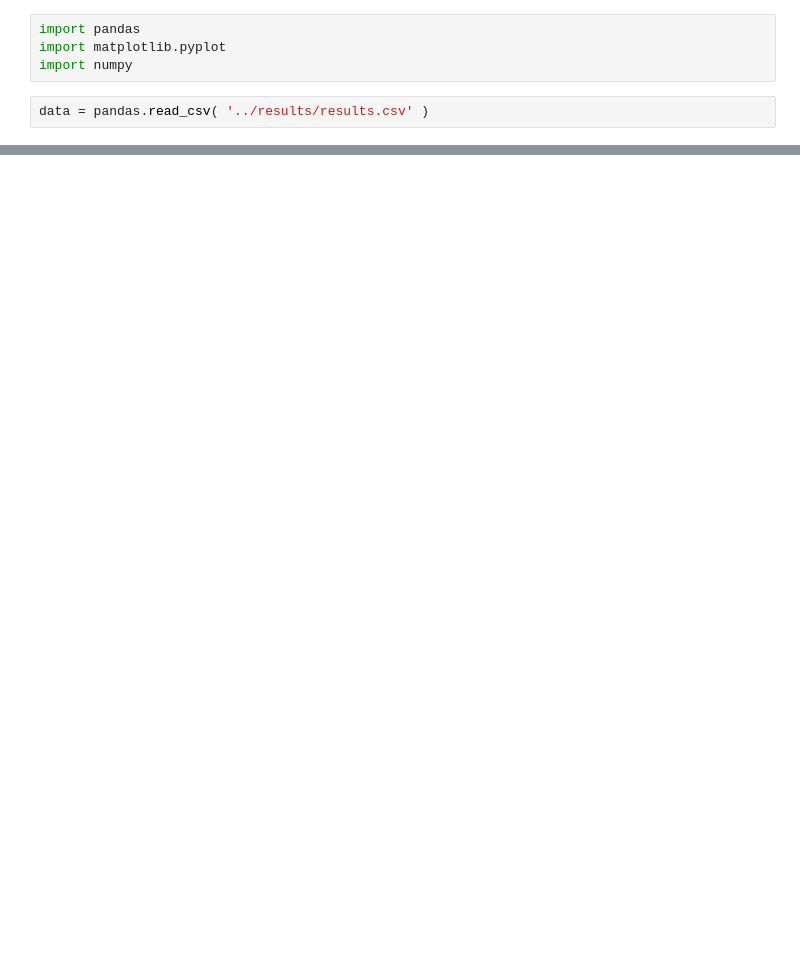
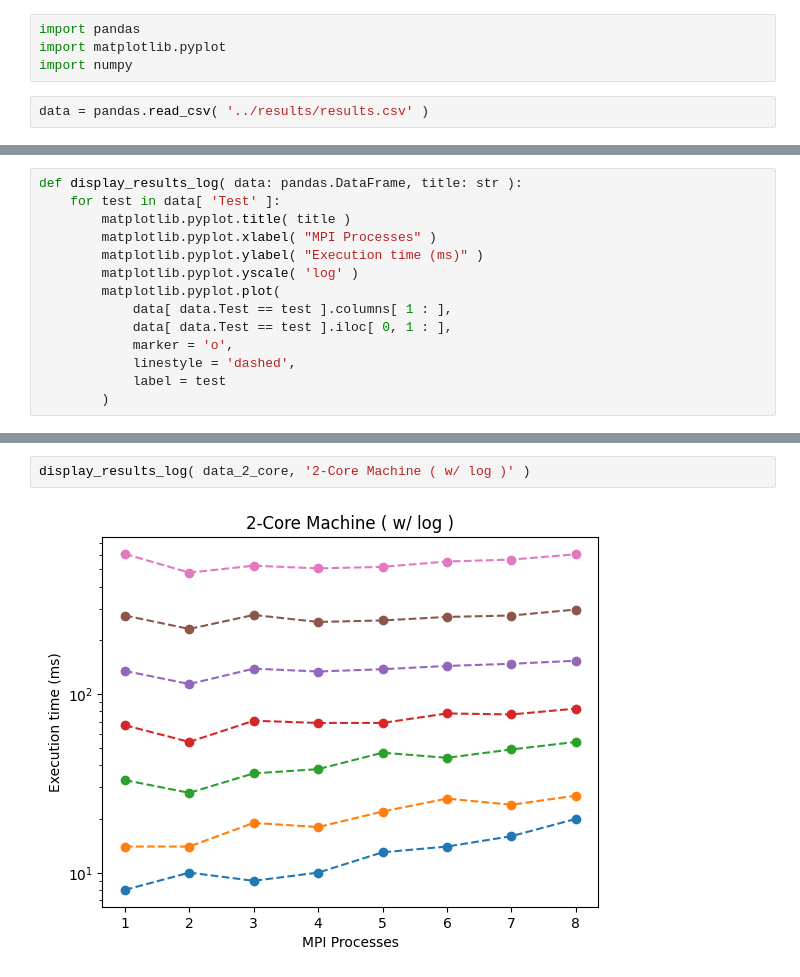
Before and after one commit to AndrejFinki/ECG_Parallel_Compression, a Jupyter notebook: src/visualize.ipynb, the cells around one changed output, grey strips where cells are left out. Drawn from its saved outputs; the diff is of its cells as text; blank space fills up the shorter version.

```diff
--- a/src/visualize.ipynb
+++ b/src/visualize.ipynb
@@ -42,4 +42,18 @@ def display_results( data: pandas.DataFrame, title: str ):
             label = test
         )
         matplotlib.pyplot.legend()
+# %%
+def display_results_log( data: pandas.DataFrame, title: str ):
+    for test in data[ 'Test' ]:
+        matplotlib.pyplot.title( title )
+        matplotlib.pyplot.xlabel( "MPI Processes" )
+        matplotlib.pyplot.ylabel( "Execution time (ms)" )
+        matplotlib.pyplot.yscale( 'log' )
+        matplotlib.pyplot.plot(
+            data[ data.Test == test ].columns[ 1 : ],
+            data[ data.Test == test ].iloc[ 0, 1 : ],
+            marker = 'o',
+            linestyle = 'dashed',
+            label = test
+        )
 # %%
@@ -49 +63,5 @@ display_results( data_2_core, '2-Core Machine' )
+# %%
+display_results_log( data_2_core, '2-Core Machine ( w/ log )' )
+# %% [output]
+[figure, added]
 # %%
```
Also changed, not shown: parts of 8 cells of this notebook, 8 other files.
